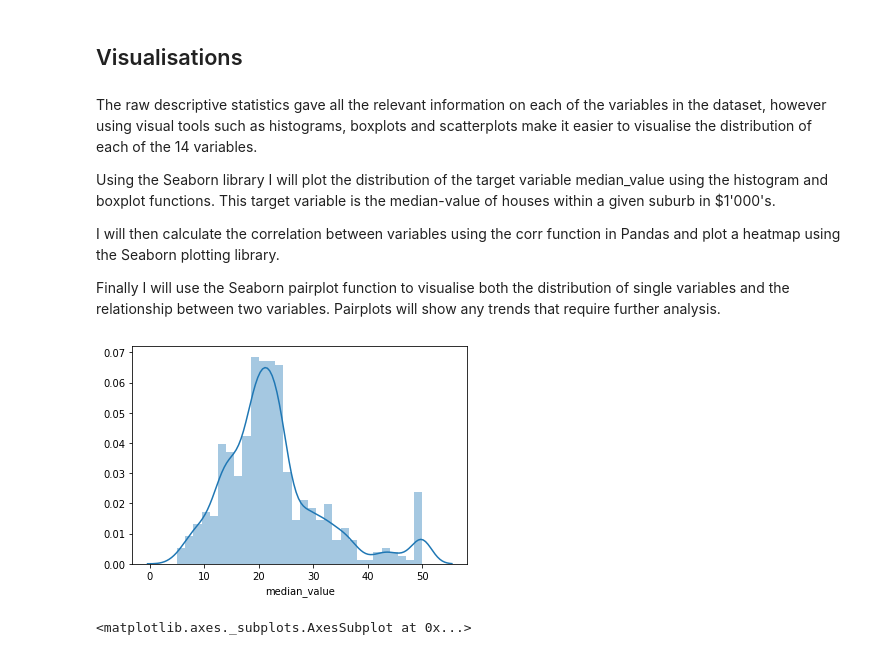
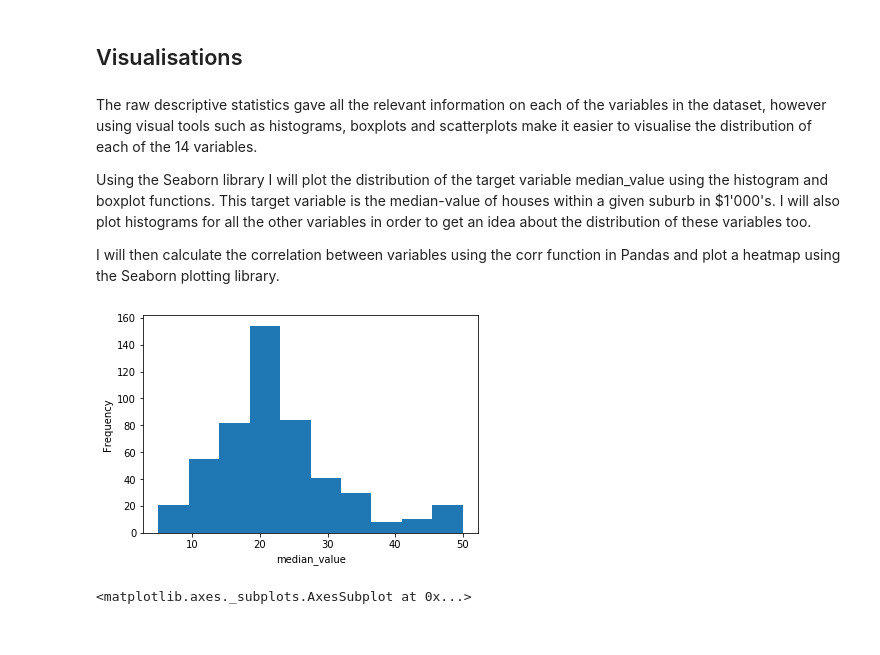
Before and after one commit to beccycole/machine-learning-assessment, a Jupyter notebook: Boston Housing Dataset.ipynb, the cells around one changed output. Cells and saved outputs as stored; diff of their text form; code cells hidden in the pictures.

```diff
--- a/Boston Housing Dataset.ipynb
+++ b/Boston Housing Dataset.ipynb
@@ -166,17 +178,17 @@ boston.head()
 # %% [markdown]
 The raw descriptive statistics gave all the relevant information on each of the variables in the dataset, however using visual tools such as histograms, boxplots and scatterplots make it easier to visualise the distribution of each of the 14 variables.
 
-Using the Seaborn library I will plot the distribution of the target variable median_value using the histogram and boxplot functions. This target variable is the median-value of houses within a given suburb in $1'000's.
+Using the Seaborn library I will plot the distribution of the target variable median_value using the histogram and boxplot functions. This target variable is the median-value of houses within a given suburb in $1'000's. I will also plot histograms for all the other variables in order to get an idea about the distribution of these variables too.
 
 I will then calculate the correlation between variables using the corr function in Pandas and plot a heatmap using the Seaborn plotting library.
-
-Finally I will use the Seaborn pairplot function to visualise both the distribution of single variables and the relationship between two variables. Pairplots will show any trends that require further analysis.
 # %%
 # create a histogram on the 'median_value'
-sns.distplot(boston['median_value'], bins=30)
+plt.hist(boston['median_value'])
+plt.xlabel("median_value")
+plt.ylabel("Frequency")
 plt.show()
 # %% [output]
-[figure, old version]
+[figure, new version]
 # %%
 # create a boxplot on variable 'median_value'
 plt.figure(figsize=(8,3))
```
Also changed, not shown: parts of 38 cells of this notebook.
